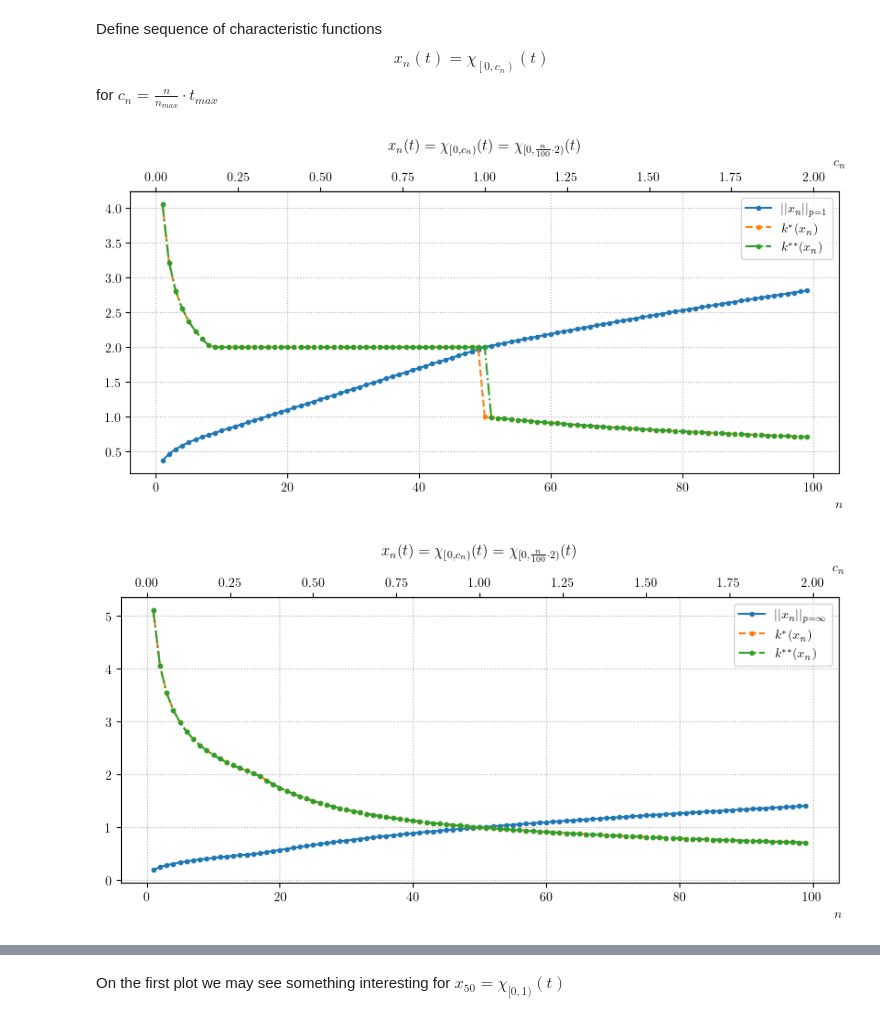
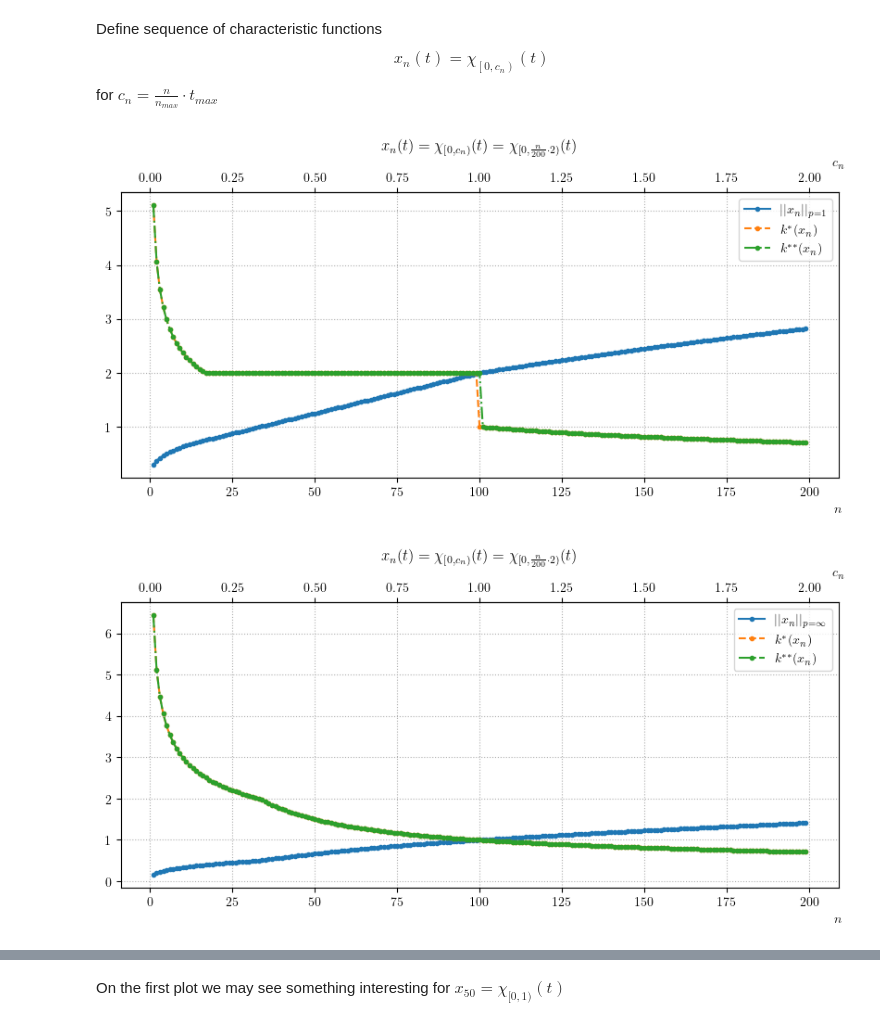
Before and after one commit to DyonOylloug/numerical_function_spaces, a Jupyter notebook: docs/sequences.ipynb, the cells around one changed output, grey strips where cells are left out. Saved outputs shown, nothing was run; the diff lists cells and outputs as text; code cells hidden in the pictures.

```diff
--- a/docs/sequences.ipynb
+++ b/docs/sequences.ipynb
@@ -30,45 +31,48 @@ Define sequence of characteristic functions
 x_n(t) = \chi_{\left[0,c_n\right)}(t)
 \end{equation*}
 for $c_n =  \frac{n}{n_{max}}\cdot{t_{max}}$
+# %%
+def x_n(n, n_max, t_max):
+    x = np.array([[1], [n / n_max * t_max]])
+    return x
 # %%
+# execution took around 3 minutes
 t_max = 2
-n_min, n_max = 1, 100
-len_t = 1
-x_n = np.zeros(shape=(2, len_t))
+n_max = 200
+x_n_range = range(1, n_max, 1)  # used in calculations
 
 norms_1 = []
 norms_2 = []
 norms_inf = []
 
-for n in tqdm(range(n_min, n_max), disable=False):  # set disable=False for progress bar
-    x_n[1, :] = n * t_max / n_max  # miara nośnika
-    x_n[0, :] = 1
-    norms_1.append(osm.p_Amemiya_norm_with_stars(Orlicz_function, x_n, p_norm=1))
-    norms_2.append(osm.p_Amemiya_norm_with_stars(Orlicz_function, x_n, p_norm=2))
-    norms_inf.append(osm.p_Amemiya_norm_with_stars(Orlicz_function, x_n, p_norm=np.inf))
+for n in tqdm(x_n_range, disable=False):  # set disable=False for progress bar
+    x = x_n(n, n_max, t_max)
+    norms_1.append(osm.p_Amemiya_norm_with_stars(Orlicz_function, x, p_norm=1))
+    norms_2.append(osm.p_Amemiya_norm_with_stars(Orlicz_function, x, p_norm=2))
+    norms_inf.append(osm.p_Amemiya_norm_with_stars(Orlicz_function, x, p_norm=np.inf))
 # %%
 fig, ax = plt.subplots(figsize=(10, 4))
-ax.plot(np.arange(n_min, n_max), [norms_1[0] for norms_1 in norms_1], ".-", label='$||x_n||_{p=1}$')
-ax.plot(np.arange(n_min, n_max), [norms_1[1] for norms_1 in norms_1], ".--", label='$k^*(x_n)$')
-ax.plot(np.arange(n_min, n_max), [norms_1[2] for norms_1 in norms_1], '.-.', label='$k^{**}(x_n)$')
+ax.plot(x_n_range, [norms_1[0] for norms_1 in norms_1], ".-", label='$||x_n||_{p=1}$')
+ax.plot(x_n_range, [norms_1[1] for norms_1 in norms_1], ".--", label='$k^*(x_n)$')
+ax.plot(x_n_range, [norms_1[2] for norms_1 in norms_1], '.-.', label='$k^{**}(x_n)$')
 ax.set_xlabel("$n$", x=1)
 plt.title(f'$x_n(t) = \\chi_{{\\left[0,c_n\\right)}}(t) = \\chi_{{[0,\\frac{{n}}{{{n_max}}}\cdot{t_max})}}(t)$')
 ax1 = ax.secondary_xaxis('top', functions=(lambda i: i * t_max / n_max, lambda i: i))  # po co ta druga lambda funkcja?
 ax1.set_xlabel('$c_n$', x=1)
 ax.legend();
 # %% [output]
-[figure, old version]
+[figure, new version]
 # %%
 fig, ax = plt.subplots(figsize=(10, 4))
-ax.plot(np.arange(n_min, n_max), [norms_inf[0] for norms_inf in norms_inf], ".-",label='$||x_n||_{p=\infty}$')
-ax.plot(np.arange(n_min, n_max), [norms_inf[1] for norms_inf in norms_inf], ".--", label='$k^*(x_n)$')
-ax.plot(np.arange(n_min, n_max), [norms_inf[2] for norms_inf in norms_inf], ".-.", label='$k^{**}(x_n)$')
+ax.plot(x_n_range, [norms_inf[0] for norms_inf in norms_inf], ".-", label='$||x_n||_{p=\infty}$')
+ax.plot(x_n_range, [norms_inf[1] for norms_inf in norms_inf], ".--", label='$k^*(x_n)$')
+ax.plot(x_n_range, [norms_inf[2] for norms_inf in norms_inf], ".-.", label='$k^{**}(x_n)$')
 ax.set_xlabel("$n$", x=1)
 plt.title(f'$x_n(t) = \\chi_{{\\left[0,c_n\\right)}}(t) = \\chi_{{[0,\\frac{{n}}{{{n_max}}}\cdot{t_max})}}(t)$')
 ax1 = ax.secondary_xaxis('top', functions=(lambda i: i * t_max / n_max, lambda i: i))  # po co ta druga lambda funkcja?
 ax1.set_xlabel('$c_n$', x=1)
 plt.legend();
 # %% [output]
-[figure, old version]
+[figure, new version]
 # %%
 fig, ax = plt.subplots(figsize=(10, 4))
```
Also changed, not shown: parts of 17 cells of this notebook.
